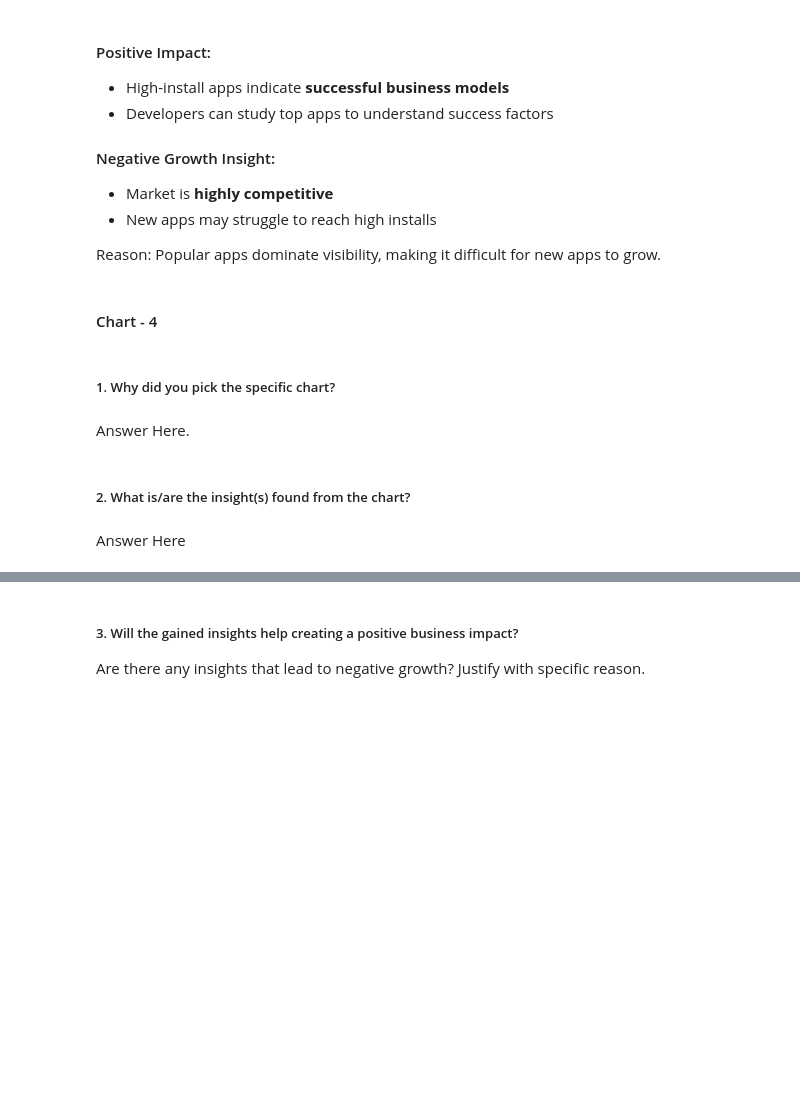
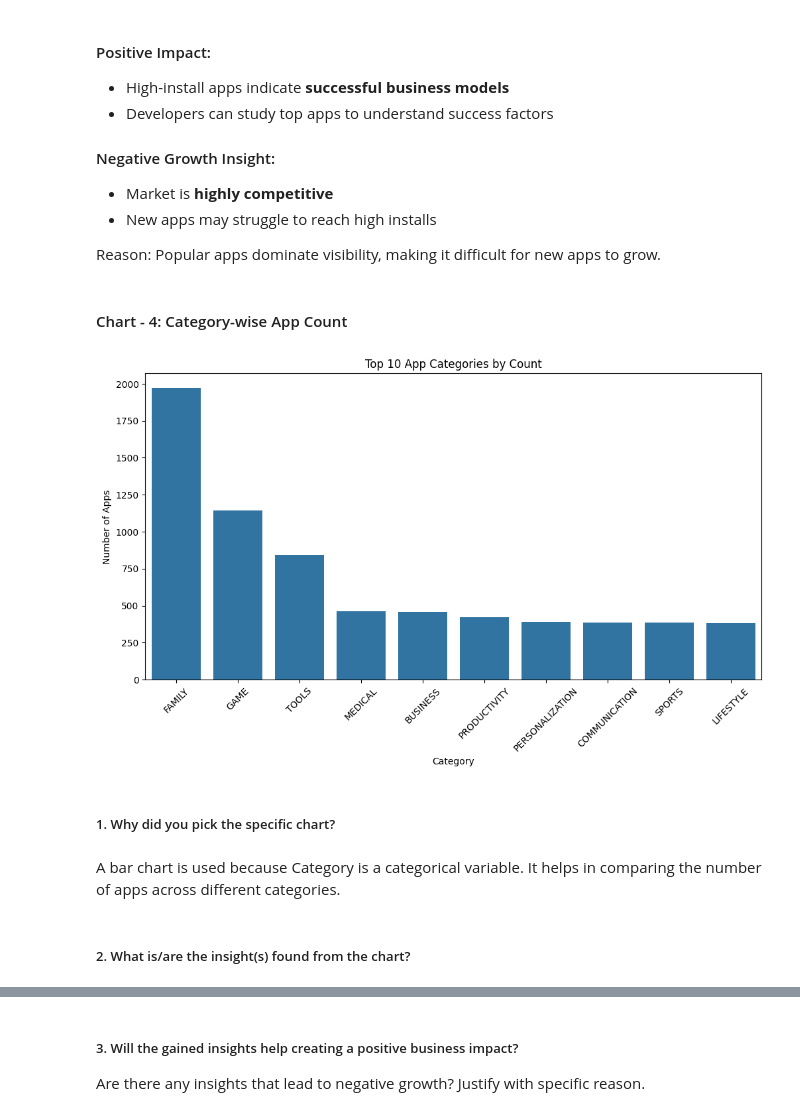
Before and after one commit to Chetanpatil71502/EDA-Play-Store-App-Review-Analysis, a Jupyter notebook: EDA_Play_Store_App_Review_Analysis.ipynb, the cells around one changed output, grey strips where cells are left out. Drawn from its saved outputs; the diff is of its cells as text; code cells hidden in the pictures; blank space fills up the shorter version.

```diff
--- a/EDA_Play_Store_App_Review_Analysis.ipynb
+++ b/EDA_Play_Store_App_Review_Analysis.ipynb
@@ -602,4 +630,4 @@ Are there any insights that lead to negative growth? Justify with specific reaso
 Reason:
 Popular apps dominate visibility, making it difficult for new apps to grow.
 # %% [markdown]
-#### Chart - 4
+#### Chart - 4: Category-wise App Count
@@ -608,8 +634,30 @@ Popular apps dominate visibility, making it difficult for new apps to grow.
+# %%
+#Number of Apps in Each Category
+
+plt.figure(figsize=(12,6))
+
+# Counting number of apps in each category
+category_counts = playstore_df['Category'].value_counts().head(10)
+
+# Creating bar plot for top 10 categories
+sns.barplot(x=category_counts.index, y=category_counts.values)
+
+# Rotating x labels for better readability
+plt.xticks(rotation=45)
+
+# Adding labels and title
+plt.title("Top 10 App Categories by Count")
+plt.xlabel("Category")
+plt.ylabel("Number of Apps")
+
+# Display the chart
+plt.show()
+# %% [output]
+[figure, added]
 # %% [markdown]
 ##### 1. Why did you pick the specific chart?
-# %% [markdown]
-Answer Here.
+# %% [markdown]
+A bar chart is used because Category is a categorical variable.
+It helps in comparing the number of apps across different categories.
 # %% [markdown]
 ##### 2. What is/are the insight(s) found from the chart?
-# %% [markdown]
-Answer Here
```
Also changed, not shown: parts of 109 cells of this notebook.
